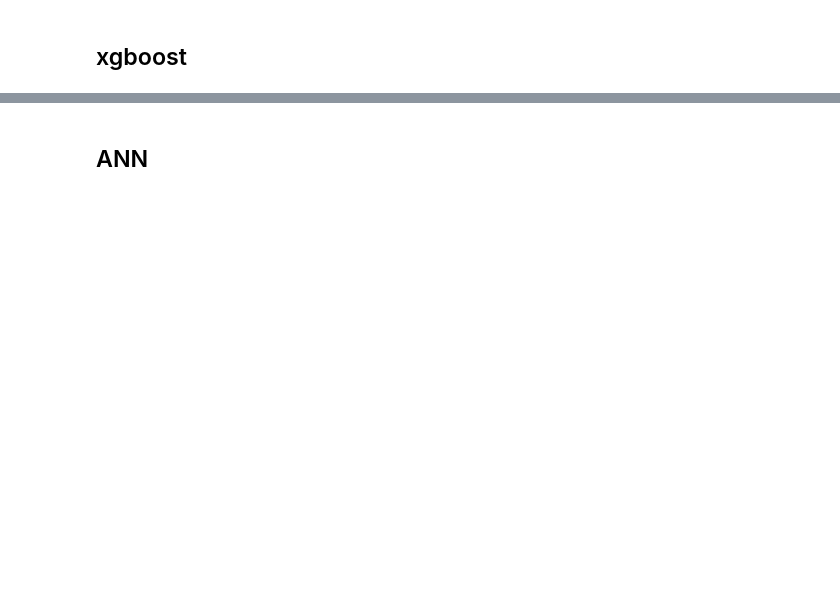
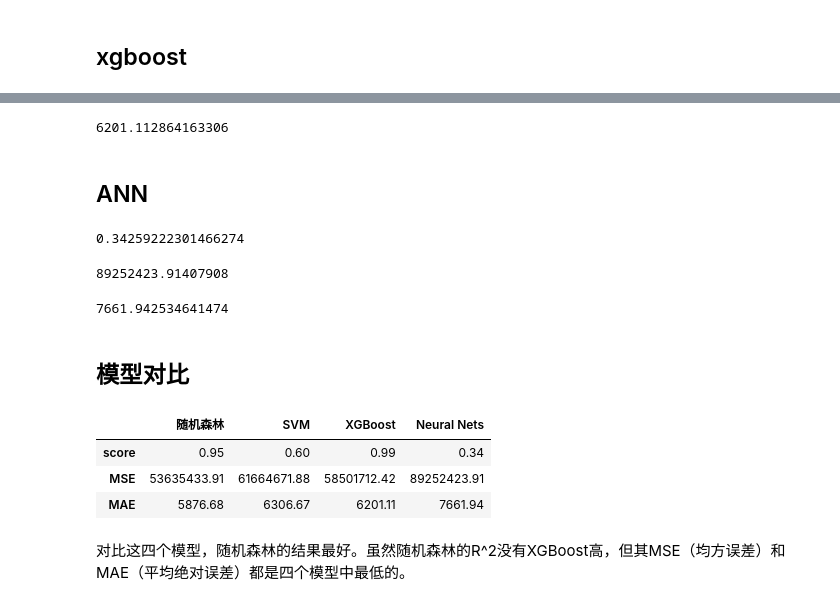
Before and after one commit to Amethyst1016/intern, a Jupyter notebook: Week5/Task17 - 广告数据处理+建模预测/广告数据处理+建模预测.ipynb, the cells around one changed output, grey strips where cells are left out. Drawn from its saved outputs; the diff is of its cells as text; code cells hidden in the pictures; blank space fills up the shorter version.

```diff
--- a/Week5/Task17 - 广告数据处理+建模预测/广告数据处理+建模预测.ipynb
+++ b/Week5/Task17 - 广告数据处理+建模预测/广告数据处理+建模预测.ipynb
@@ -114,2 +196,42 @@ X_new.columns = ['local_tv','online','person','reach']
+# %%
+MAE_xgb = np.mean(abs(y_test - xgb.predict(X_test)))
+MAE_xgb
+# %% [output]
+6201.112864163306
 # %% [markdown]
 ## ANN
+# %%
+from sklearn.neural_network import MLPRegressor
+
+nn = MLPRegressor(random_state=42)
+nn.fit(X_train, y_train)
+score_nn = nn.score(X_train, y_train)
+score_nn
+# %% [output]
+0.34259222301466274
+# %%
+MSE_nn = mse(y_test, nn.predict(X_test))
+MSE_nn
+# %% [output]
+89252423.91407908
+# %%
+MAE_nn = np.mean(abs(y_test - nn.predict(X_test)))
+MAE_nn
+# %% [output]
+7661.942534641474
+# %% [markdown]
+## 模型对比
+# %%
+scores = [score_rf, score_svr, score_xgb, score_nn]
+MSEs = [MSE_rf, MSE_svr, MSE_xgb, MSE_nn]
+MAEs = [MAE_rf, MAE_svr, MAE_xgb, MAE_nn]
+summary = pd.DataFrame([scores, MSEs, MAEs], index = ['score','MSE','MAE']).apply(lambda x:round(x,2))
+summary.columns = ['随机森林','SVM','XGBoost','Neural Nets']
+summary
+# %% [output]
+|  | 随机森林 | SVM | XGBoost | Neural Nets |
+| score | 0.95 | 0.60 | 0.99 | 0.34 |
+| MSE | 53635433.91 | 61664671.88 | 58501712.42 | 89252423.91 |
+| MAE | 5876.68 | 6306.67 | 6201.11 | 7661.94 |
+# %% [markdown]
+对比这四个模型，随机森林的结果最好。虽然随机森林的R^2没有XGBoost高，但其MSE（均方误差）和MAE（平均绝对误差）都是四个模型中最低的。
```
Also changed, not shown: parts of 14 cells of this notebook, 1 other file.
